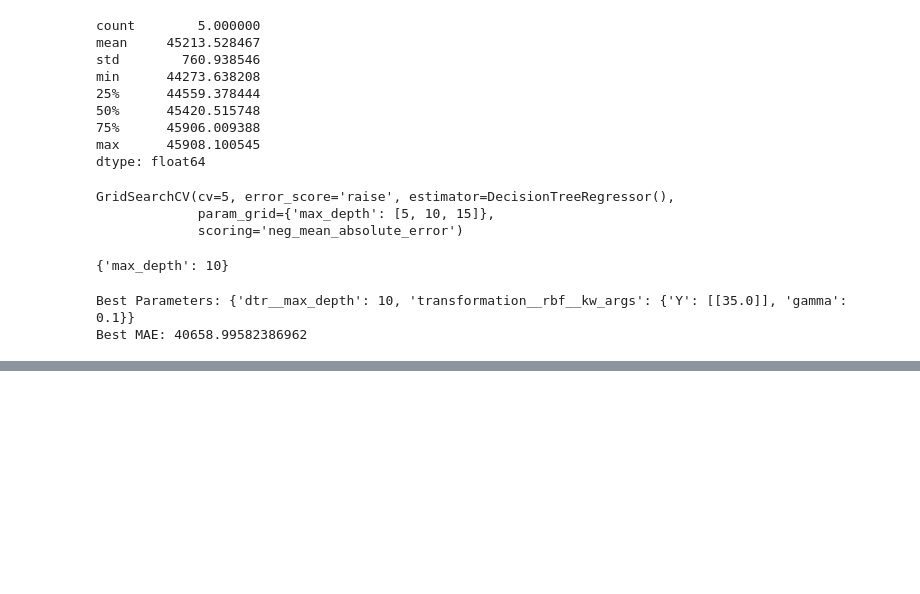
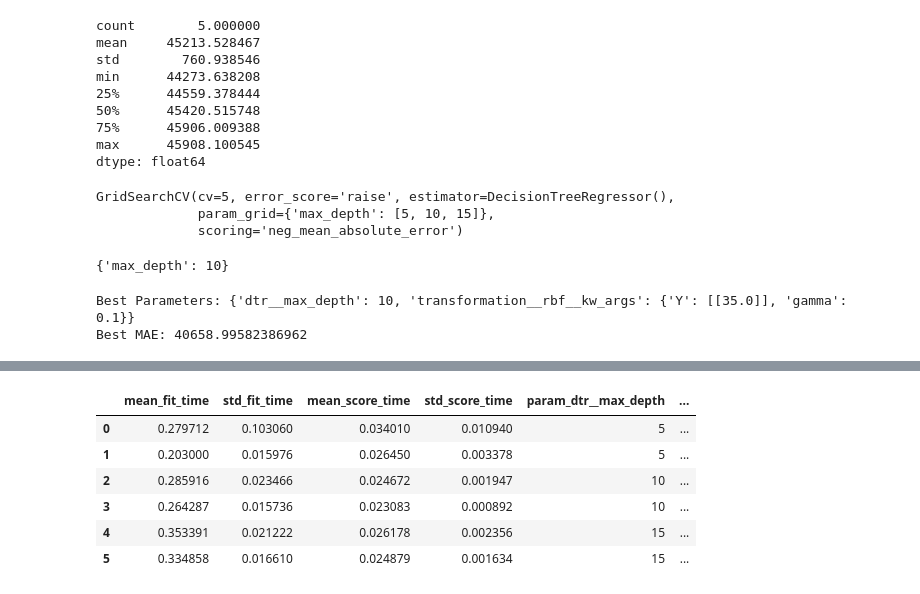
Before and after one commit to Shayan-Zavvarei/ml-eghbali, a Jupyter notebook: codes/model-cal-housing.ipynb, the cells around one changed output, grey strips where cells are left out. Drawn from its saved outputs; the diff is of its cells as text; code cells hidden in the pictures; blank space fills up the shorter version.

```diff
--- a/codes/model-cal-housing.ipynb
+++ b/codes/model-cal-housing.ipynb
@@ -1113,0 +1134,10 @@ Best MAE: 40658.99582386962
+# %%
+pd.DataFrame(gs.cv_results_)
+# %% [output]
+|  | mean_fit_time | std_fit_time | mean_score_time | std_score_time | param_dtr__max_depth | ... |
+| 0 | 0.279712 | 0.103060 | 0.034010 | 0.010940 | 5 | ... |
+| 1 | 0.203000 | 0.015976 | 0.026450 | 0.003378 | 5 | ... |
+| 2 | 0.285916 | 0.023466 | 0.024672 | 0.001947 | 10 | ... |
+| 3 | 0.264287 | 0.015736 | 0.023083 | 0.000892 | 10 | ... |
+| 4 | 0.353391 | 0.021222 | 0.026178 | 0.002356 | 15 | ... |
+| 5 | 0.334858 | 0.016610 | 0.024879 | 0.001634 | 15 | ... |
```
Also changed, not shown: parts of 5 cells of this notebook.
